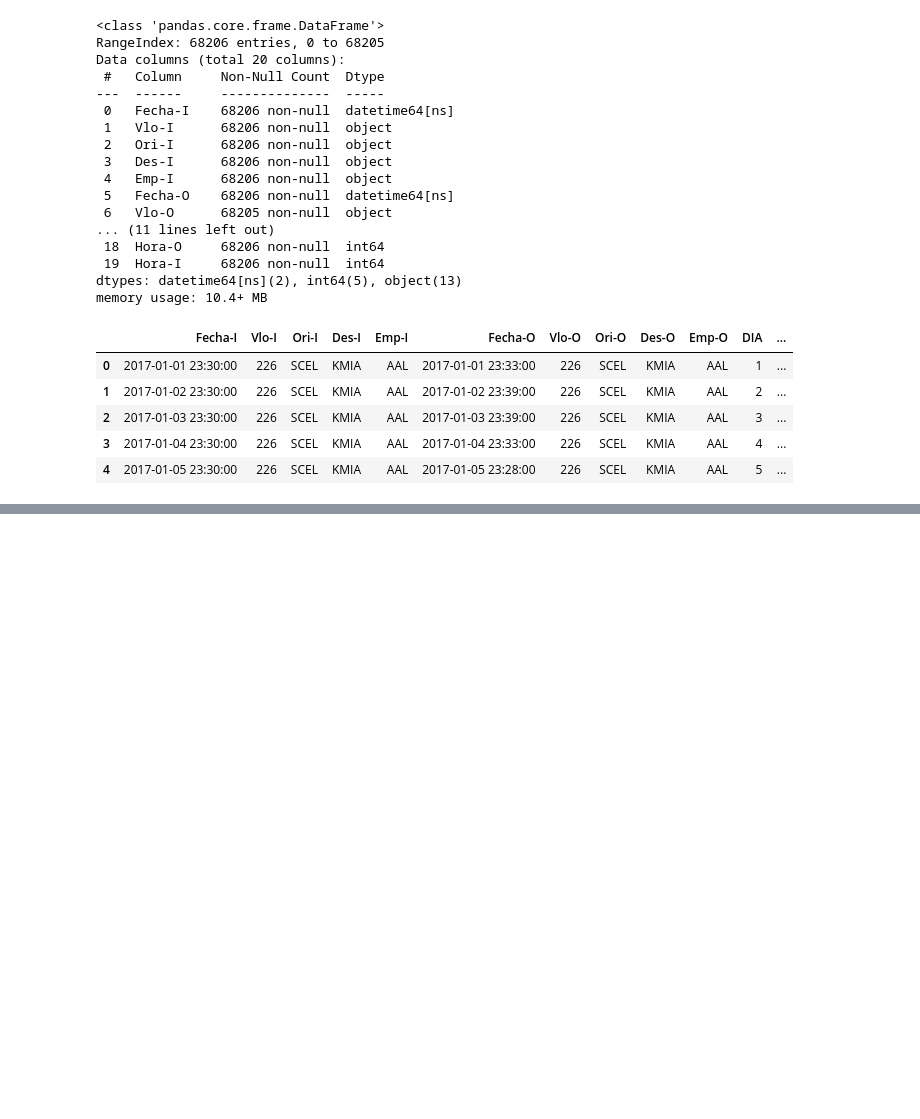
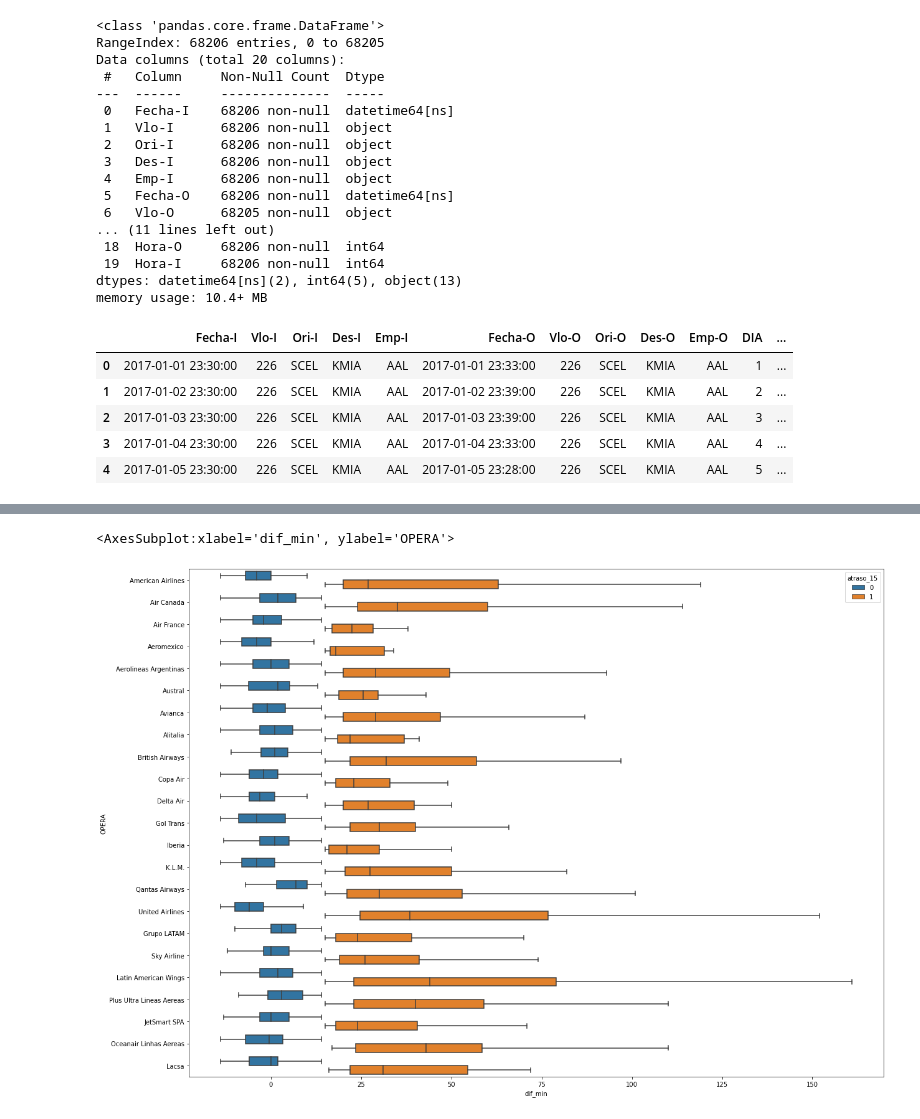
Before and after one commit to mrdeds/dudley_latam_challenge, a Jupyter notebook: solution.ipynb, the cells around one changed output, grey strips where cells are left out. Saved outputs shown, nothing was run; the diff lists cells and outputs as text; code cells hidden in the pictures; blank space fills up the shorter version.

```diff
--- a/solution.ipynb
+++ b/solution.ipynb
@@ -175,0 +239,2 @@ profile
+# %%
+synthetic_features = pd.read_csv('synthetic_features.csv')
@@ -175,0 +244,14 @@ profile
+# %%
+df['index1'] = df.index
+synthetic_features['index1'] = synthetic_features.index
+# %%
+synth_to_merge = synthetic_features.drop('Fecha-I', axis=1)
+result = pd.merge(df,synth_to_merge,on='index1',left_index=False, right_index=False, how='left').drop('index1',axis=1)
+# %%
+# Create age strata based on these cut points
+result["dif_min_interval"] = pd.cut(result.dif_min,5)
+plt.figure(figsize=(20, 15))
+sns.boxplot(x="dif_min", y="OPERA", data=result,hue = "atraso_15", showfliers = False)
+# %% [output]
+<AxesSubplot:xlabel='dif_min', ylabel='OPERA'>
+[figure, added]
```
Also changed, not shown: parts of 9 cells of this notebook, 2 other files.
